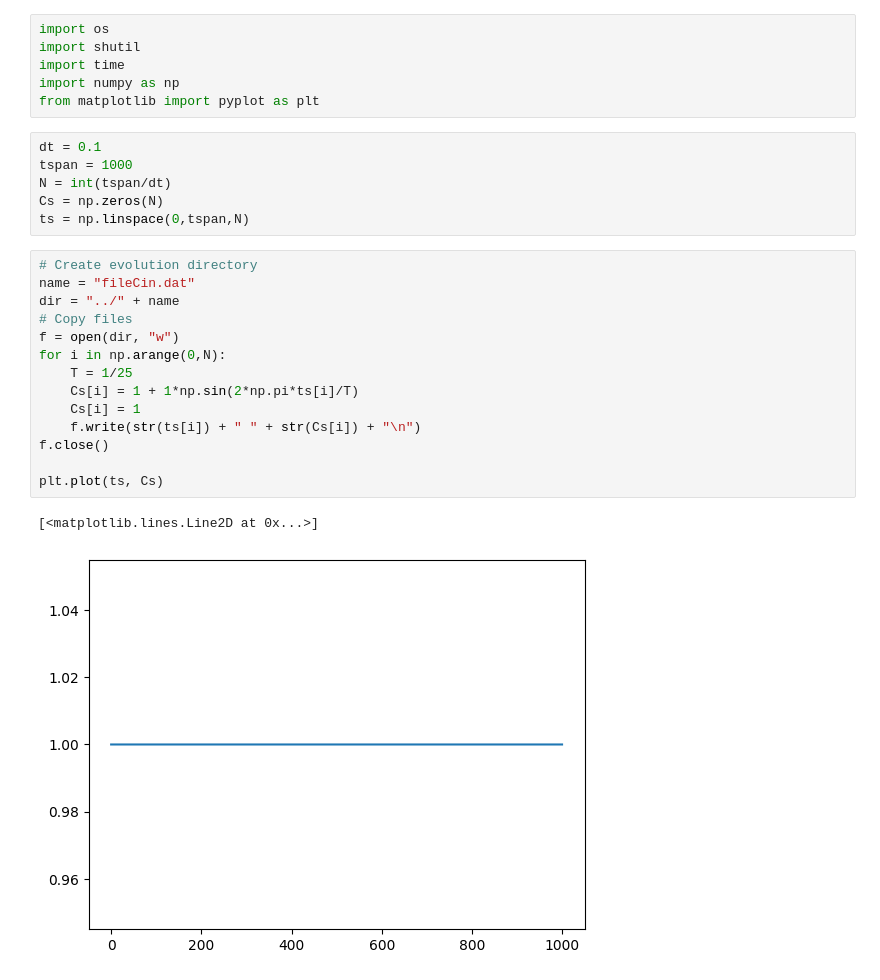
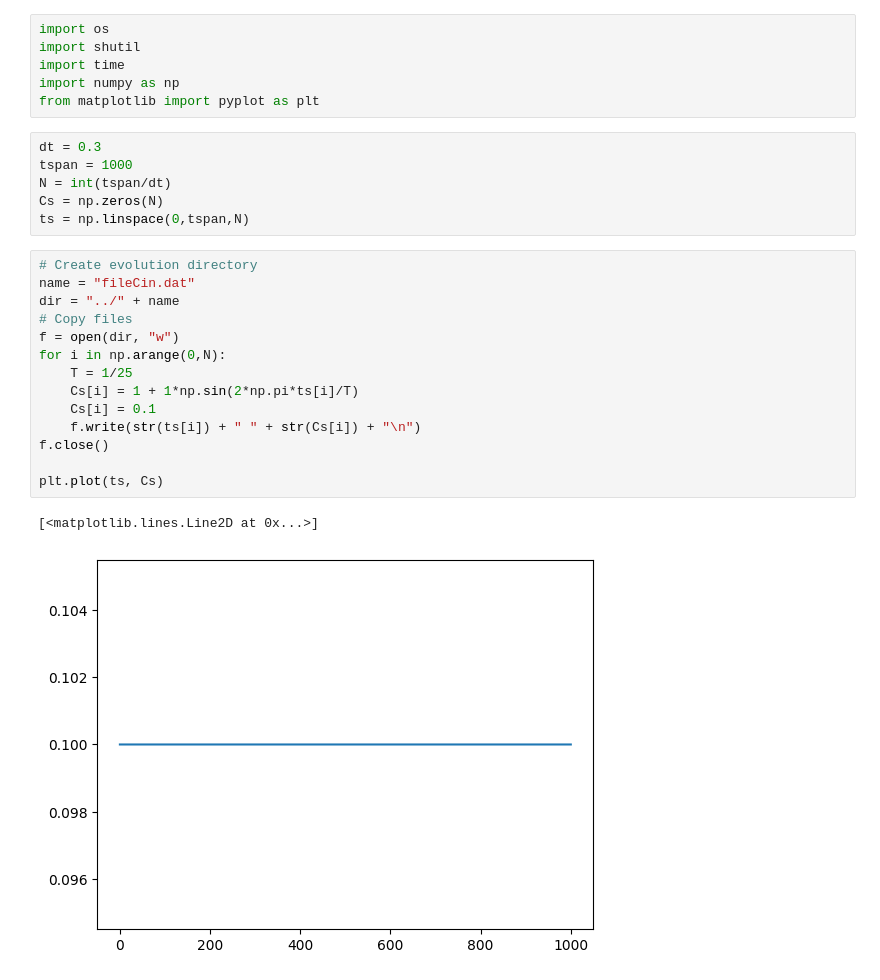
Before and after one commit to suanno/stage2, a Jupyter notebook: codes_tdgl/2D/fileCin generation/generate.ipynb, the cells around one changed output. Saved outputs shown, nothing was run; the diff lists cells and outputs as text.

```diff
--- a/codes_tdgl/2D/fileCin generation/generate.ipynb
+++ b/codes_tdgl/2D/fileCin generation/generate.ipynb
@@ -5,7 +5,7 @@ import time
 import numpy as np
 from matplotlib import pyplot as plt
 # %%
-dt = 0.1
+dt = 0.3
 tspan = 1000
 N = int(tspan/dt)
 Cs = np.zeros(N)
@@ -13,17 +13,17 @@ ts = np.linspace(0,tspan,N)
 # %%
 # Create evolution directory
 name = "fileCin.dat"
 dir = "../" + name
 # Copy files
 f = open(dir, "w")
 for i in np.arange(0,N):
     T = 1/25
     Cs[i] = 1 + 1*np.sin(2*np.pi*ts[i]/T)
-    Cs[i] = 1
+    Cs[i] = 0.1
     f.write(str(ts[i]) + " " + str(Cs[i]) + "\n")
 f.close()
 
 plt.plot(ts, Cs)
 # %% [output]
 [<matplotlib.lines.Line2D at 0x...>]
-[figure, old version]
+[figure, new version]
```
Also changed, not shown: 29 other files.
